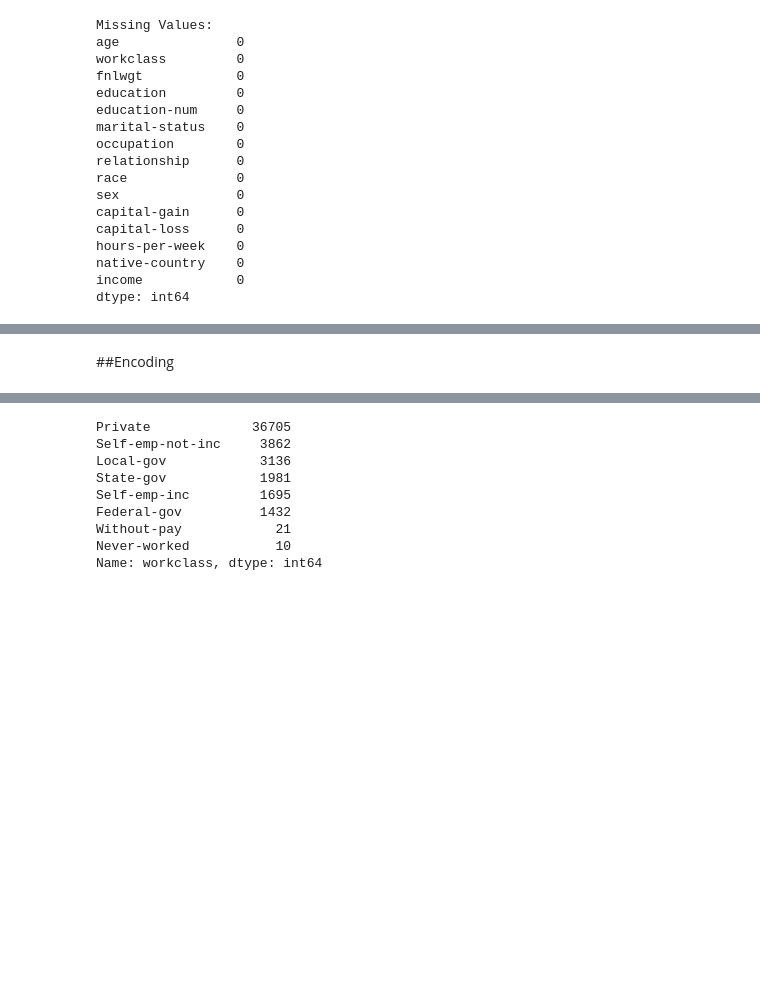
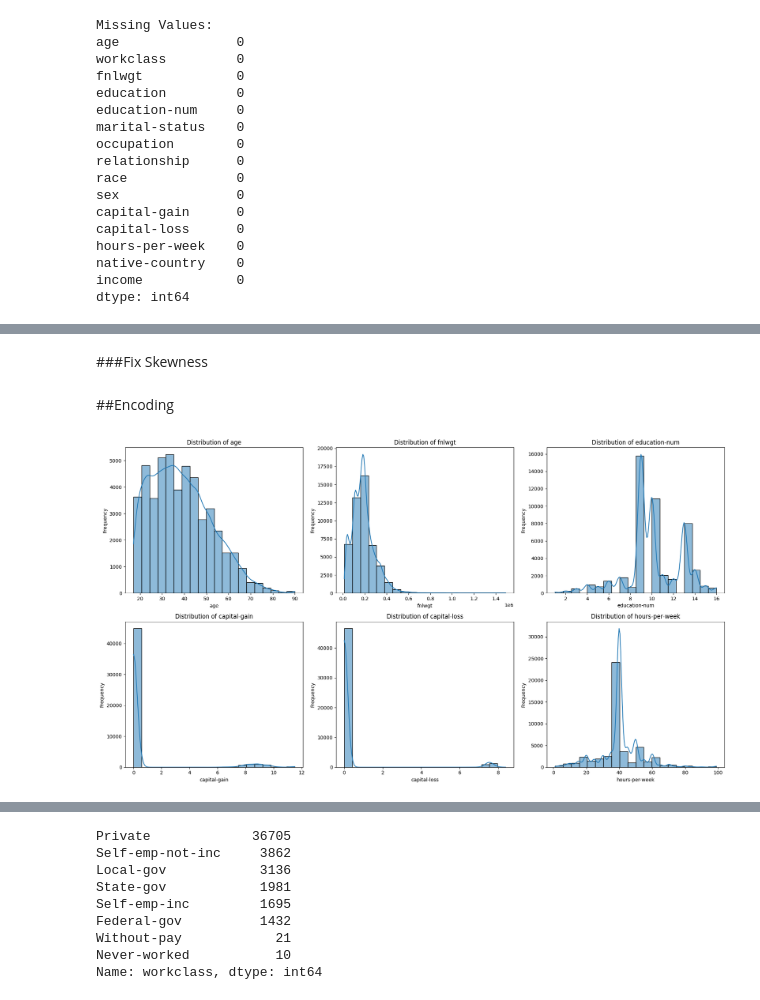
Before and after one commit to MadhunishaBala/Census_Income_Classification, a Jupyter notebook: MachineLearning.ipynb, the cells around one changed output, grey strips where cells are left out. Cells and saved outputs as stored; diff of their text form; code cells hidden in the pictures; blank space fills up the shorter version.

```diff
--- a/MachineLearning.ipynb
+++ b/MachineLearning.ipynb
@@ -103,10 +103,0 @@ data.describe()
-# %%
-data['workclass'] = data['workclass'].str.strip()
-data['education'] = data['education'].str.strip()
-data['marital-status'] = data['marital-status'].str.strip()
-data['occupation'] = data['occupation'].str.strip()
-data['relationship'] = data['relationship'].str.strip()
-data['race'] = data['race'].str.strip()
-data['sex'] = data['sex'].str.strip()
-data['native-country'] = data['native-country'].str.strip()
-data['income'] = data['income'].str.replace('.', '')
@@ -180,0 +183,2 @@ data.head()
+# %% [markdown]
+###Fix Skewness
@@ -181,2 +188,18 @@ data.head()
 # %% [markdown]
 ##Encoding
+# %%
+fig, axes = plt.subplots(2, 3, figsize=(18, 10))
+
+numerical_variables = ['age', 'fnlwgt', 'education-num', 'capital-gain', 'capital-loss', 'hours-per-week']
+
+for i, var in enumerate(numerical_variables, start=1):
+    plt.subplot(2, 3, i)
+    sns.histplot(data[var], bins=20, kde=True)
+    plt.title(f'Distribution of {var}')
+    plt.xlabel(var)
+    plt.ylabel('Frequency')
+
+plt.tight_layout()
+plt.show()
+# %% [output]
+[figure, added]
```
Also changed, not shown: parts of 50 cells of this notebook.
